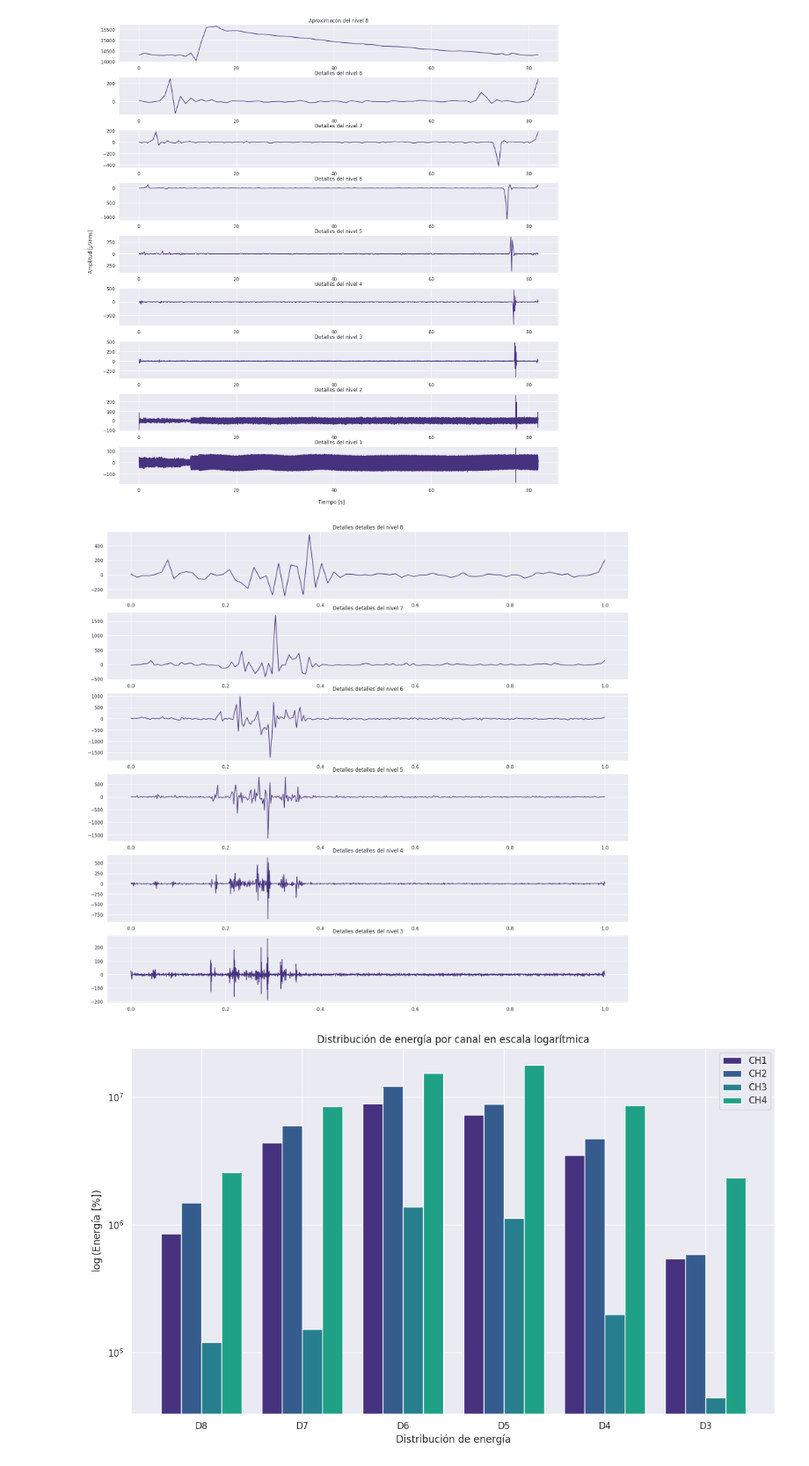
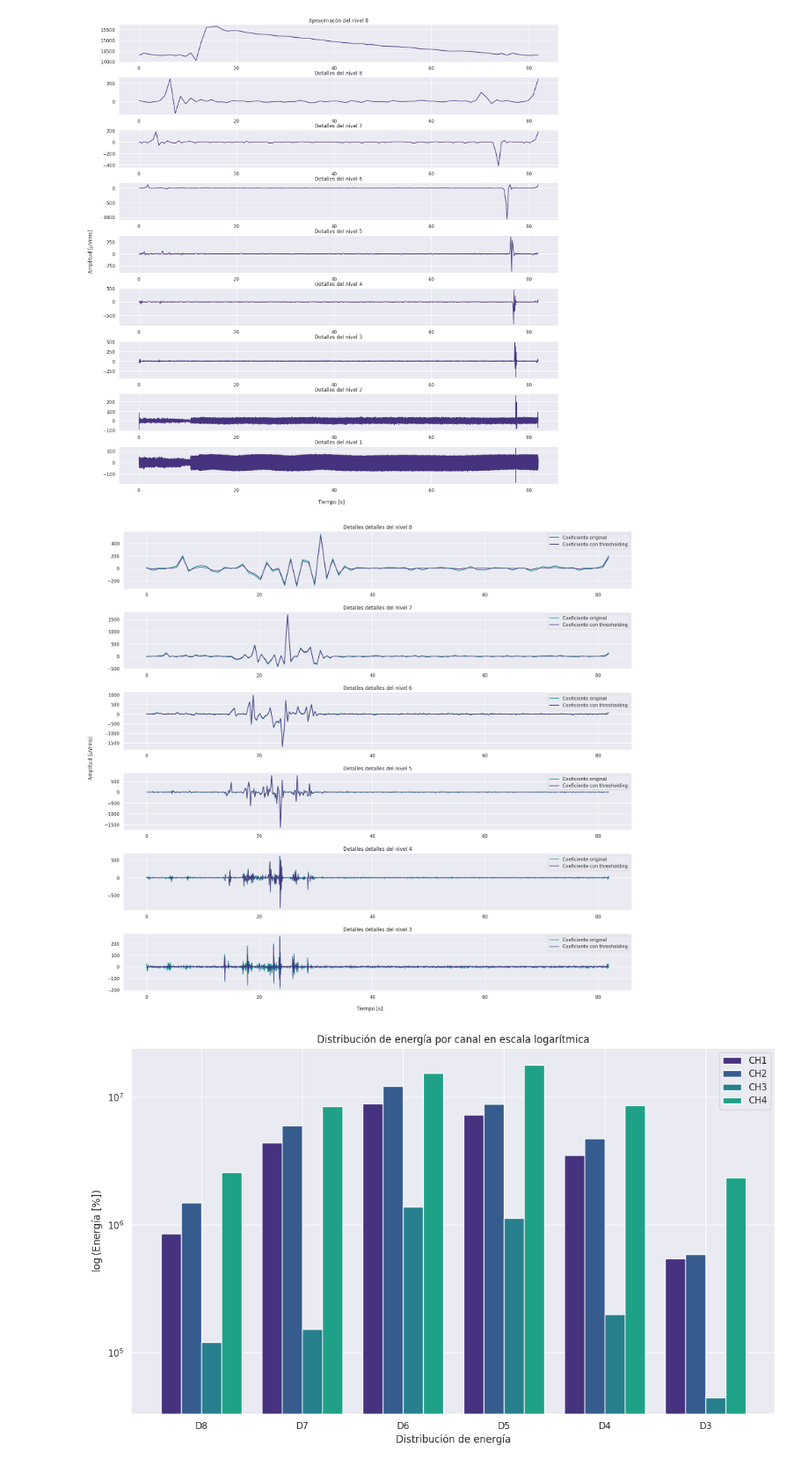
Before and after one commit to CrisCL20/Proyecto---INF405, a Jupyter notebook: Proyecto_INF405.ipynb, the cells around one changed output. Shown at 88% size. Saved outputs shown, nothing was run; the diff lists cells and outputs as text; code cells hidden in the pictures.

```diff
--- a/Proyecto_INF405.ipynb
+++ b/Proyecto_INF405.ipynb
@@ -154,19 +158,42 @@ def remove_appdet(coefs):
+# %%
+#Tresholding universal
+from statsmodels.robust import mad
+
+def get_treshs(coefs,sigsize):
+
+    threshs = {}
+    for channel in coefs:
+
+        sigma = mad(coefs[channel][-1])#variable coefs_ruido debe ser reemplazada por su variable
+        tres_val = sigma * np.sqrt(2 * np.log(sigsize))
+        treshs = [pywt.threshold(da,tres_val,mode='soft') for da in coefs[channel]]
+        threshs[channel] = treshs
+
+    return threshs
+# %%
+coef_mus_clean = get_treshs(coef_mus, len(df_music))
+coef_read_clean = get_treshs(coef_read, len(df_reading))
 # %%
-# De cada canal solo nos interesan los detalles D8 a D3
-remove_appdet(coef_mus)
-remove_appdet(coef_read)
+t = []
+for detap in coef_mus_clean["CH1"]:
+  t.append(np.linspace(0,T_mus,len(detap)))
 
-t = []
-for detap in coef_mus["CH1"]:
-  t.append(np.linspace(0,1,len(detap)))
-
-n = len(coef_mus["CH1"])
+n = len(coef_mus_clean["CH1"])
 fig, axs = plt.subplots(n,1, figsize=(22,20))
 for i in range(n):
-    axs[i].plot(t[i],coef_mus["CH1"][i])
+    axs[i].plot(t[i], coef_mus["CH1"][i], color= 'darkcyan', label="Coeficiente original")
+    axs[i].plot(t[i],coef_mus_clean["CH1"][i],label="Coeficiente con thresholding")
+    axs[i].legend()
     axs[i].set_title(f"Detalles detalles del nivel {n+2-i}")
+
+fig.subplots_adjust(hspace=0.4)
+
+fig.text(0.5, 0.08, 'Tiempo [s]', ha='center', va='center')
+fig.text(0.075, 0.5, r'Amplitud [$\mu$Vrms]', ha='center', va='center', rotation='vertical')
+
+plt.show()
 # %% [output]
-[figure, old version]
+[figure, new version]
 # %%
 # Calculamos la energía de los canales,según el teorema de parseval:
 def get_energyleveldist(coefs):
```
Also changed, not shown: parts of 6 cells of this notebook.
